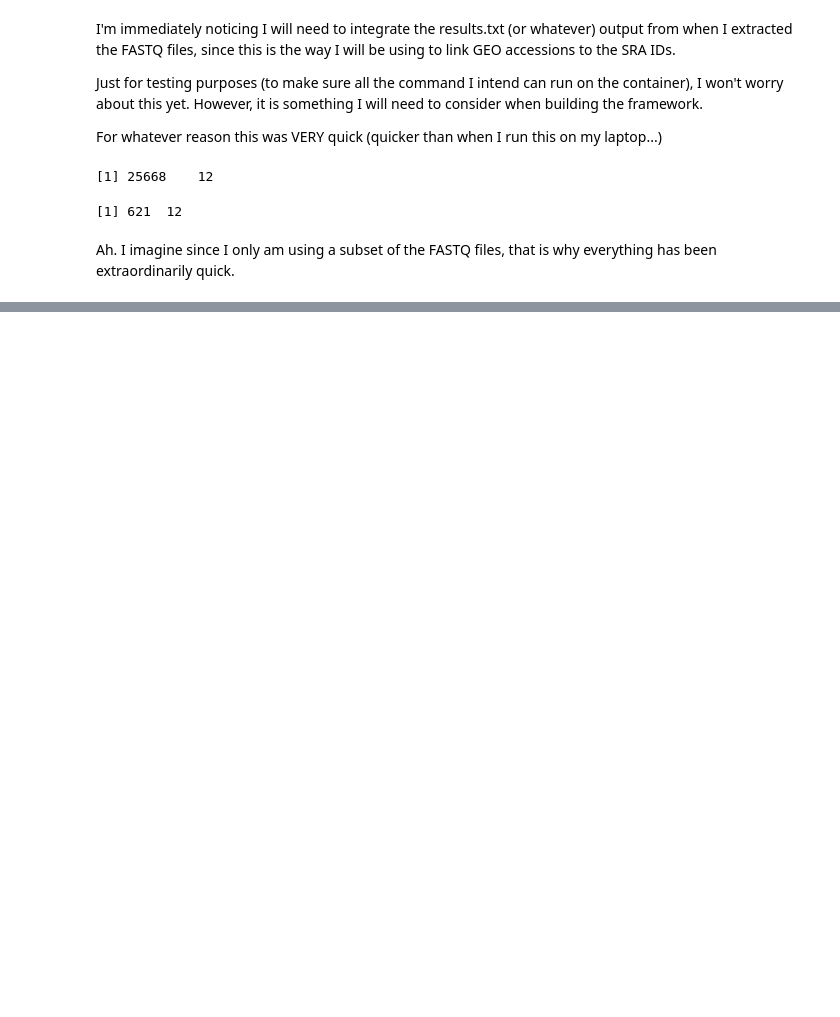
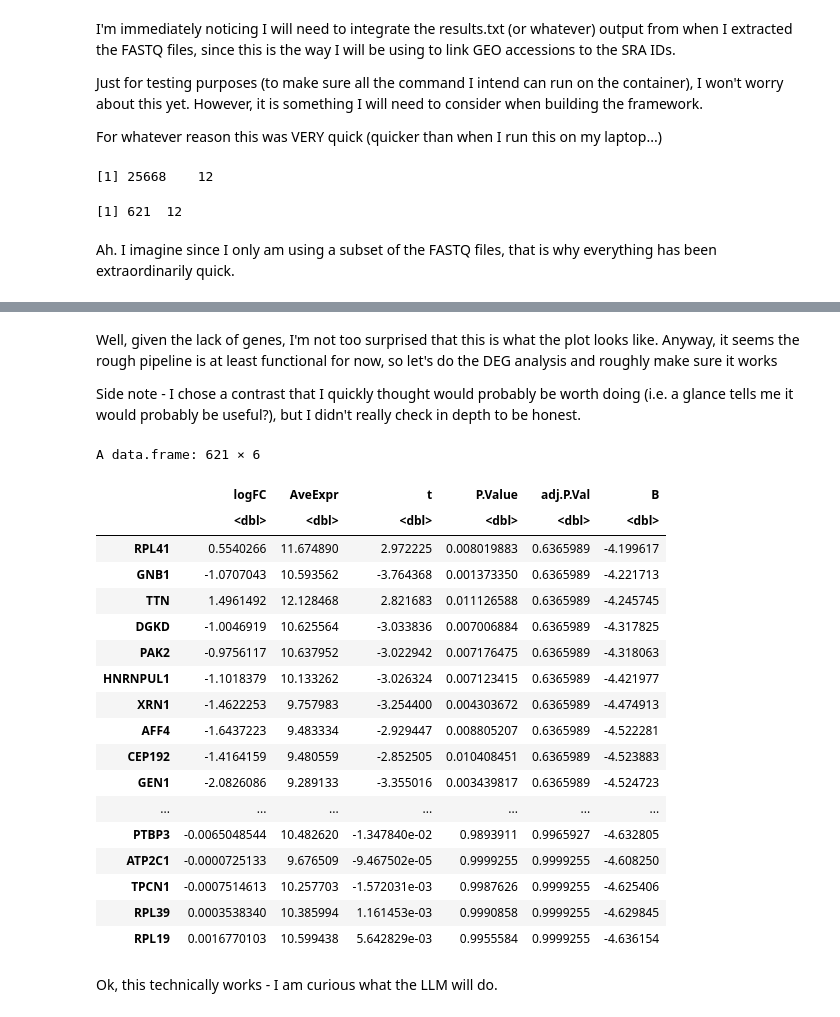
Before and after one commit to Kevin-G-Chen/UORCA, a Jupyter notebook: notebooks/3_analyse_data/ManualRNASeqAnalysis/ManualAnalysis.ipynb, the cells around one changed output, grey strips where cells are left out. Cells and saved outputs as stored; diff of their text form; code cells hidden in the pictures; blank space fills up the shorter version.

Commit message:
Finish initial testing of manual RNAseq analysis

```diff
--- a/notebooks/3_analyse_data/ManualRNASeqAnalysis/ManualAnalysis.ipynb
+++ b/notebooks/3_analyse_data/ManualRNASeqAnalysis/ManualAnalysis.ipynb
@@ -161,0 +172,40 @@ A matrix: 12 × 2 of type dbl
+# %% [markdown]
+Well, given the lack of genes, I'm not too surprised that this is what the plot looks like. Anyway, it seems the rough pipeline is at least functional for now, so let's do the DEG analysis and roughly make sure it works
+
+Side note - I chose a contrast that I quickly thought would probably be worth doing (i.e. a glance tells me it would probably be useful?), but I didn't really check in depth to be honest.
+# %%
+contrasts <- colnames(contrast.matrix)
+
+LFC.summary <- sapply(contrasts, function(x){
+    lfc.list <- list()
+    top <- topTable(efit,
+                    coef = x,
+                    number = Inf) %>%
+    list()
+    lfc.list <- append(lfc.list, top)
+    })
+
+LFC.summary[[1]] %>%
+arrange(adj.P.Val)
+# %% [output]
+A data.frame: 621 × 6
+|  | logFC | AveExpr | t | P.Value | adj.P.Val | B |
+|  | <dbl> | <dbl> | <dbl> | <dbl> | <dbl> | <dbl> |
+| RPL41 | 0.5540266 | 11.674890 | 2.972225 | 0.008019883 | 0.6365989 | -4.199617 |
+| GNB1 | -1.0707043 | 10.593562 | -3.764368 | 0.001373350 | 0.6365989 | -4.221713 |
+| TTN | 1.4961492 | 12.128468 | 2.821683 | 0.011126588 | 0.6365989 | -4.245745 |
+| DGKD | -1.0046919 | 10.625564 | -3.033836 | 0.007006884 | 0.6365989 | -4.317825 |
+| PAK2 | -0.9756117 | 10.637952 | -3.022942 | 0.007176475 | 0.6365989 | -4.318063 |
+| HNRNPUL1 | -1.1018379 | 10.133262 | -3.026324 | 0.007123415 | 0.6365989 | -4.421977 |
+| XRN1 | -1.4622253 | 9.757983 | -3.254400 | 0.004303672 | 0.6365989 | -4.474913 |
+| AFF4 | -1.6437223 | 9.483334 | -2.929447 | 0.008805207 | 0.6365989 | -4.522281 |
+| CEP192 | -1.4164159 | 9.480559 | -2.852505 | 0.010408451 | 0.6365989 | -4.523883 |
+| GEN1 | -2.0826086 | 9.289133 | -3.355016 | 0.003439817 | 0.6365989 | -4.524723 |
+| ... | ... | ... | ... | ... | ... | ... |
+| PTBP3 | -0.0065048544 | 10.482620 | -1.347840e-02 | 0.9893911 | 0.9965927 | -4.632805 |
+| ATP2C1 | -0.0000725133 | 9.676509 | -9.467502e-05 | 0.9999255 | 0.9999255 | -4.608250 |
+| TPCN1 | -0.0007514613 | 10.257703 | -1.572031e-03 | 0.9987626 | 0.9999255 | -4.625406 |
+| RPL39 | 0.0003538340 | 10.385994 | 1.161453e-03 | 0.9990858 | 0.9999255 | -4.629845 |
+| RPL19 | 0.0016770103 | 10.599438 | 5.642829e-03 | 0.9955584 | 0.9999255 | -4.636154 |
+# %% [markdown]
+Ok, this technically works - I am curious what the LLM will do.
```
Also changed, not shown: parts of 7 cells of this notebook.
